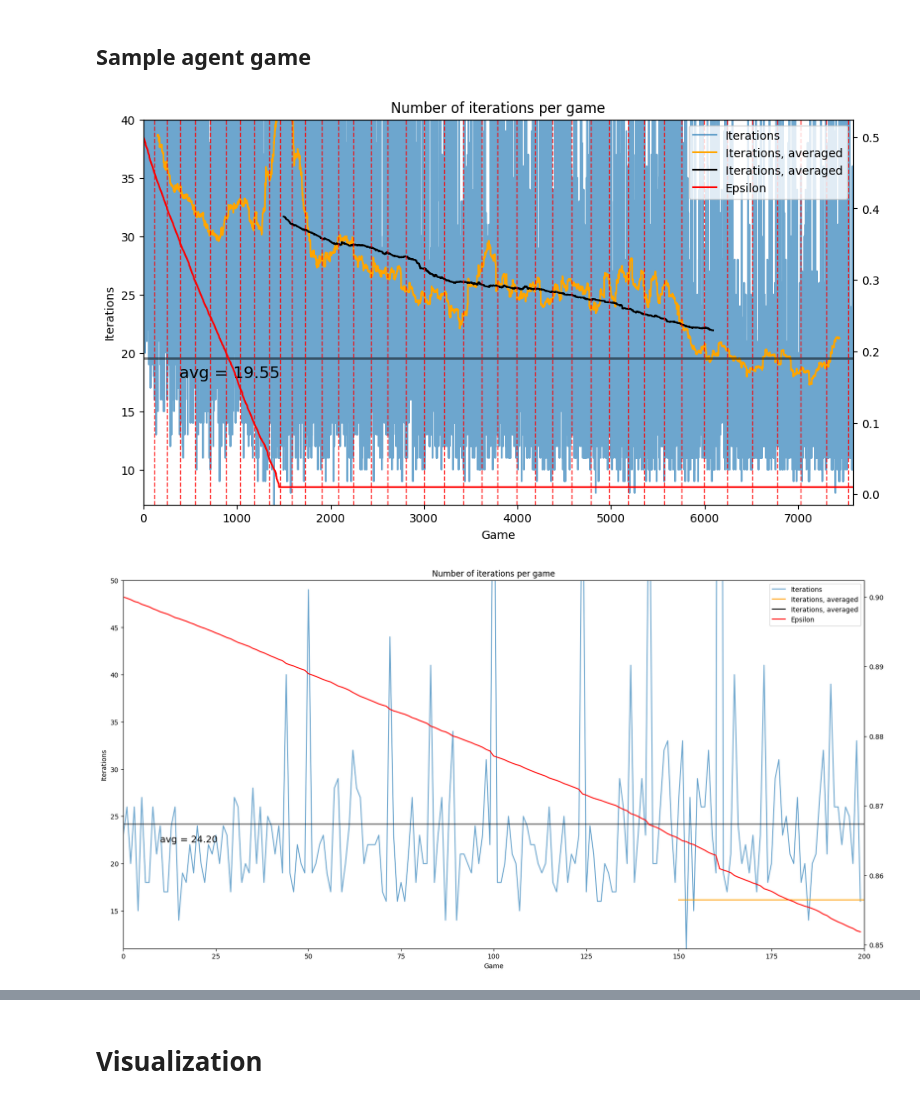
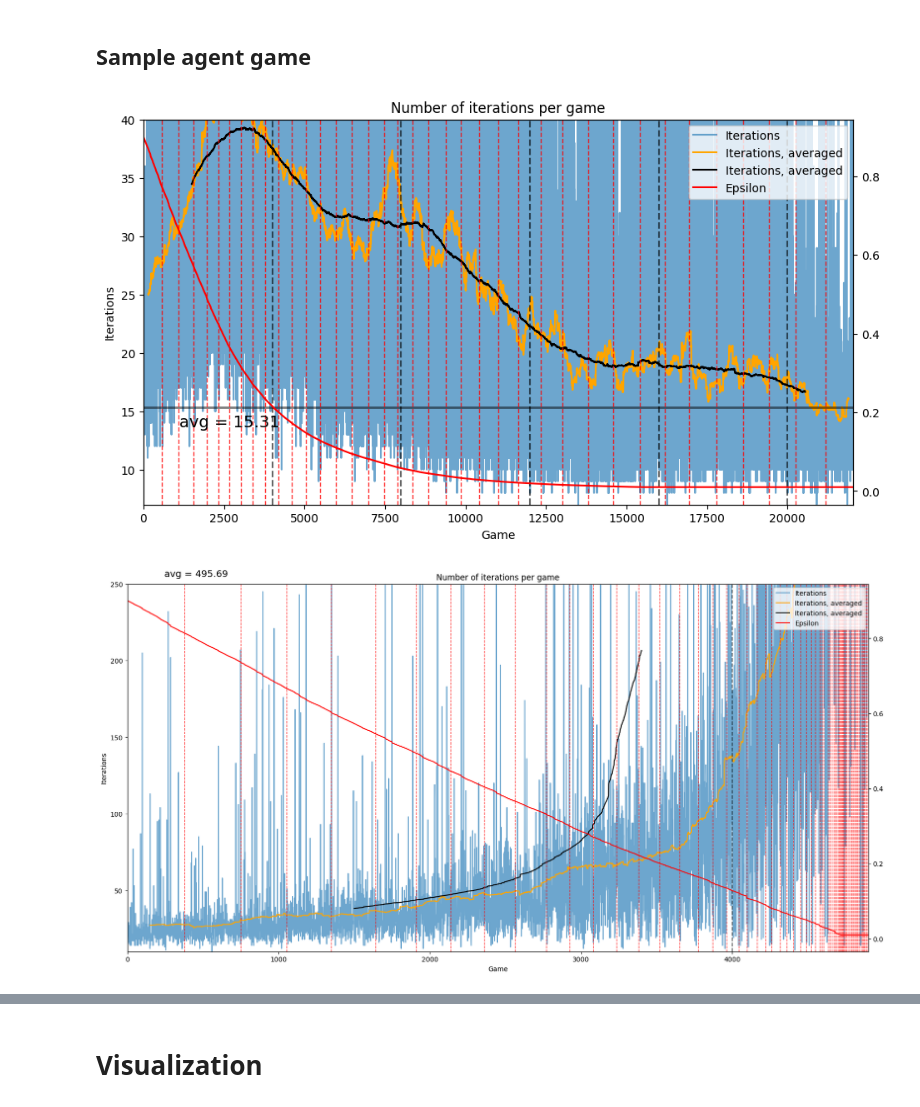
Before and after one commit to Sambura/DnD-RL-combat-agent, a Jupyter notebook: notebooks/model_proto.ipynb, the cells around one changed output, grey strips where cells are left out. Cells and saved outputs as stored; diff of their text form; code cells hidden in the pictures.

Commit message:
Add new models. Improve training pipeline

```diff
--- a/notebooks/model_proto.ipynb
+++ b/notebooks/model_proto.ipynb
@@ -54,17 +54,17 @@ def custom_reward(game, unit: Unit, player_id: int, move_legal: bool, action_leg
 board_size, game_config = get_2v2_1_config()
 agent = DnDAgent(board_shape=board_size, in_channels=8, out_actions=2,
     lr=1e-3,
-    epsilon=0.5,
+    epsilon=0.9,
     min_epsilon=0.01,
     epsilon_delta=1e-5,
-    epsilon_strategy='linear',
+    epsilon_strategy='exp',
     gamma=0.9,
     batch_size=32,
     dual_learning=True,
-    replace_model_interval=5000,
+    replace_model_interval=15000,
     memory_capacity=100000,
     random_action_resolver=get_legal_action_resolver(board_size),
-    model_class=DnDEvalModel
+    model_class=DnDEvalModelRT5
 )
 
 train_loop = train_loop_trivial
@@ -79,3 +72,11 @@ gen_header = \
+# %%
+# set to None to disable report / figures export
+output_path = '../rnd/2v2-1/'
+generation_name = 'gen15'
+gen_header = \
+'''# Residual tower-5 model (another train config)
+
+'''
 # %%
 iters, eps, checkpoints, reps = [], [], [], []
 mag1s, mag2s = [], []
@@ -86,11 +87,14 @@ def on_replace():
     did_replace[0] = True
 
 agent.on_replace = on_replace
+
+if output_path is not None:
+    gen_path = os.path.join(output_path, generation_name)
+    os.makedirs(gen_path)
+else: gen_path = '..' # so that checkpoints still work
 # %%
-games = 20000
-checkpoint_each = 20000
-checkpoint_name = f'2v2-1-agent-{generation_name}'
-if checkpoint_name is None: checkpoint_each = 1e99
+games = 200000
+checkpoint_each = 4000
 last_update = time.time()
 
 last_checkpoint = checkpoints[-1] if len(checkpoints) > 0 else 0
@@ -99,7 +103,7 @@ with tqdm(range(games), desc='Training', smoothing=0.1) as pbar:
         game = generate_balanced_game(board_size, game_config, reward_head=reward_policy)
         outputs = agent.predict(game.observe_board())
         metric = np.mean(np.abs(outputs), axis=(1, 2))
-        iter_count = train_loop(agent, game)
+        iter_count = train_loop(agent, game, iter_limit=25000)
         iters.append(iter_count)
         eps.append(agent.epsilon)
         mag1s.append(metric[0])
@@ -118,22 +122,20 @@ with tqdm(range(games), desc='Training', smoothing=0.1) as pbar:
             last_checkpoint = iter_i
             checkpoints.append(iter_i)
             avg = np.mean(iters[-1000:]) # recent performance
-            agent.save_agent(f'../checkpoints/{checkpoint_name}-{avg:0.1f}i-{iter_i}')
+            agent.save_agent(os.path.join(gen_path, f'checkpoints/agent-{avg:0.1f}i-{iter_i / 1000:0.1f}k'))
 
         if did_replace[0]:
             did_replace[0] = False
             reps.append(iter_i)
 # %% [output]
-[figure, old version]
+[figure, new version]
 # %%
-plot_training_history(iters, eps, checkpoints, vlines=reps, ylim=50, figsize=(20, 10), show=False)
-if reports_path is not None:
-    export_path = os.path.join(reports_path, generation_name)
-    os.makedirs(export_path)
-    plt.savefig(os.path.join(export_path, 'training.png'), bbox_inches='tight')
+plot_training_history(iters, eps, checkpoints, vlines=reps, ylim=40, figsize=(20, 10), show=False)
+if output_path is not None:
+    plt.savefig(os.path.join(gen_path, 'training.png'), bbox_inches='tight')
 plt.show()
 # %% [output]
-[figure, old version]
+[figure, new version]
 # %%
 plt.plot(mag1s, label='coords')
 plt.plot(mag2s, label='action')
```
Also changed, not shown: parts of 10 cells of this notebook, 3 other files.
